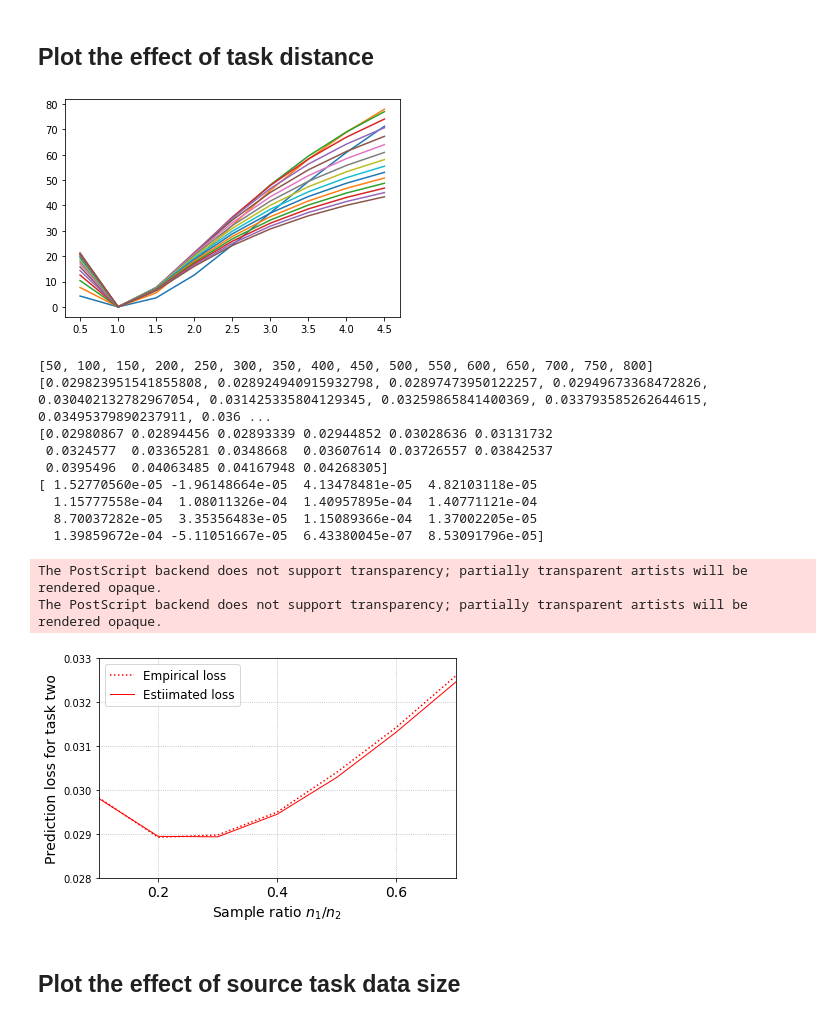
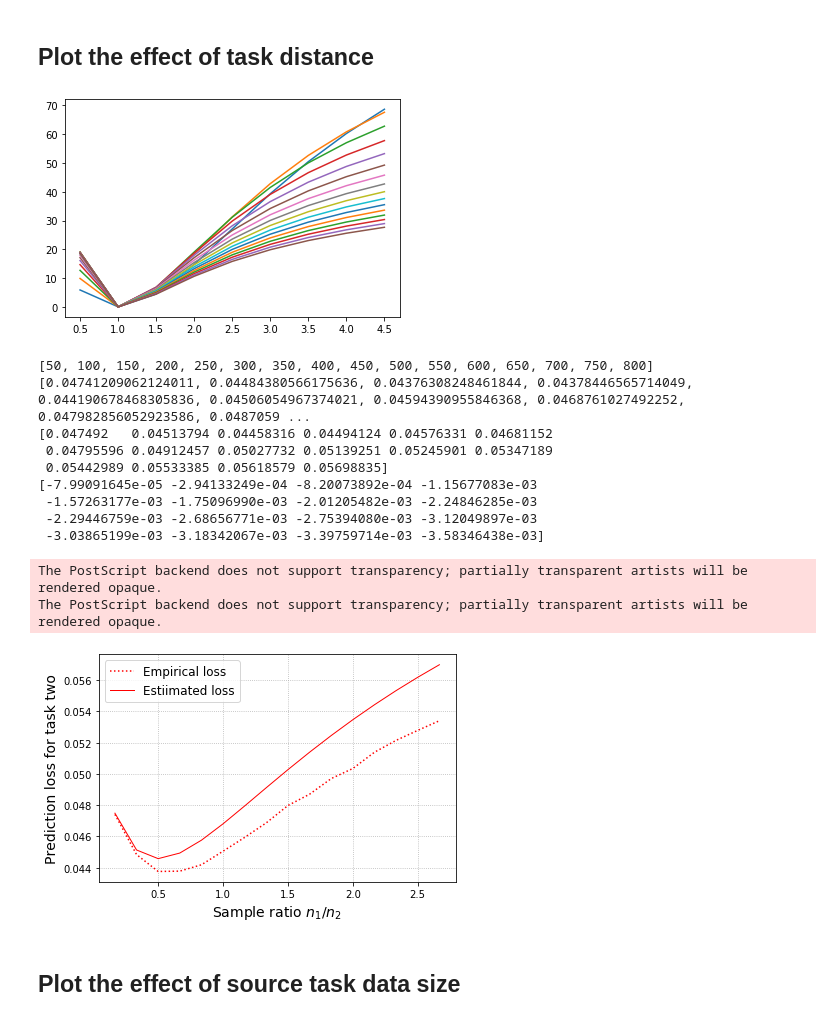
Before and after one commit to VirtuosoResearch/Transfer_learning_random_matrix_simulations, a Jupyter notebook: notebooks/fig_1b.ipynb, the cells around one changed output. Drawn from its saved outputs; the diff is of its cells as text; code cells hidden in the pictures.

```diff
--- a/notebooks/fig_1b.ipynb
+++ b/notebooks/fig_1b.ipynb
@@ -15,7 +15,7 @@ np.random.seed(0)
 # params
 p = 200
 c1 = 90
-c2 = 500
+c2 = 300
 n1 = c1 * p
 n2 = c2 * p
 sigma = 4
@@ -181,7 +181,7 @@ for c1 in c1_list:
         unknown[0].append(c1)
         unknown[1].append(te_beta_st)
 # %% [output]
-[figure, old version]
+[figure, new version]
 # %%
 print(c1_list)
 estimate_list = [p*d**2 * c1**2 * (c1 + c2) / (c1 + c2 - 1)**3 + sigma**2 / (c1 + c2 - 1) for c1 in c1_list]
@@ -192,14 +192,14 @@ print(np.array(estimate_list))
 print(np.array(te_mtl_list) - np.array(estimate_list))
 # %% [output]
 [50, 100, 150, 200, 250, 300, 350, 400, 450, 500, 550, 600, 650, 700, 750, 800]
-[0.029823951541855808, 0.028924940915932798, 0.02897473950122257, 0.02949673368472826, 0.030402132782967054, 0.031425335804129345, 0.03259865841400369, 0.033793585262644615, 0.03495379890237911, 0.036 ...
-[0.02980867 0.02894456 0.02893339 0.02944852 0.03028636 0.03131732
- 0.0324577  0.03365281 0.0348668  0.03607614 0.03726557 0.03842537
- 0.0395496  0.04063485 0.04167948 0.04268305]
-[ 1.52770560e-05 -1.96148664e-05  4.13478481e-05  4.82103118e-05
-  1.15777558e-04  1.08011326e-04  1.40957895e-04  1.40771121e-04
-  8.70037282e-05  3.35356483e-05  1.15089366e-04  1.37002205e-05
-  1.39859672e-04 -5.11051667e-05  6.43380045e-07  8.53091796e-05]
+[0.04741209062124011, 0.04484380566175636, 0.04376308248461844, 0.04378446565714049, 0.044190678468305836, 0.04506054967374021, 0.04594390955846368, 0.0468761027492252, 0.047982856052923586, 0.0487059 ...
+[0.047492   0.04513794 0.04458316 0.04494124 0.04576331 0.04681152
+ 0.04795596 0.04912457 0.05027732 0.05139251 0.05245901 0.05347189
+ 0.05442989 0.05533385 0.05618579 0.05698835]
+[-7.99091645e-05 -2.94133249e-04 -8.20073892e-04 -1.15677083e-03
+ -1.57263177e-03 -1.75096990e-03 -2.01205482e-03 -2.24846285e-03
+ -2.29446759e-03 -2.68656771e-03 -2.75394080e-03 -3.12049897e-03
+ -3.03865199e-03 -3.18342067e-03 -3.39759714e-03 -3.58346438e-03]
 # %%
 te_beta_t = te_target(X1, X2, beta_s, beta_t, 0)
 
@@ -214,37 +214,37 @@ y_thy = y_thy[: len(y_thy) - cut]
 x_emp = np.array(c1_list) / c2
 y_emp = 100*(te_beta_t-np.array(te_mtl_list) )
 x_emp = x_emp[: len(x_emp) - cut]
 y_emp = y_emp[: len(y_emp) - cut]
 
 
 plt.plot(np.array(c1_list) / c2, te_mtl_list, ls = ':', c='r', label='Empirical loss')
 plt.plot(np.array(c1_list) / c2, estimate_list, c='r', lw=1, label='Estiimated loss')
 
 
 #plt.scatter(np.array(provable_pos[0]) / c2, 1.5* 100*(te_beta_t-np.array(provable_pos[1]) ), marker='+', s=300, lw=4, c='r', label='Predicted positive')
 #plt.scatter(x_thy, 1.5 * y_thy, marker='_', s=300, lw=4, c='orange', label='Predicted negative')
 #plt.scatter(np.array(unknown[0]) / c2, 1.5 * 100*(te_beta_t-np.array(unknown[1]) ), marker='o', s=20, lw=4, c='y')
 #plt.plot(x_emp, 1.5 * y_emp, c='k', lw=3, ls=':', label='Empirical curve')
 
 #plt.plot(np.arange(0,900,50), [te_beta_t] * 18, lw=3, c='k', ls='dotted', label='Single-task learning')
 
 plt.xlabel(r'Sample ratio $n_1 / n_2$', fontsize=14)
 plt.ylabel('Prediction loss for task two', fontsize=14)
 
-plt.xticks(np.arange(0.2, 0.8, 0.2), fontsize=14)
+#plt.xticks(np.arange(0.2, 0.8, 0.2), fontsize=14)
 #plt.yticks(np.arange(0.03, 0.045, 0.005), fontsize=14)
-plt.xlim([0.1, 0.7])
-plt.ylim([0.028, 0.033])
+#plt.xlim([0.1, 0.7])
+#plt.ylim([0.028, 0.033])
 
 plt.grid(ls = ':', lw=0.8)
 plt.legend(fontsize=12)
 
 plt.tight_layout()
 plt.savefig('sample_ratio.eps')
 # %% [output]
 The PostScript backend does not support transparency; partially transparent artists will be rendered opaque.
 The PostScript backend does not support transparency; partially transparent artists will be rendered opaque.
-[figure, old version]
+[figure, new version]
 # %% [markdown]
 ## Plot the effect of source task data size
 # %%
```
Also changed, not shown: parts of 4 cells of this notebook.
